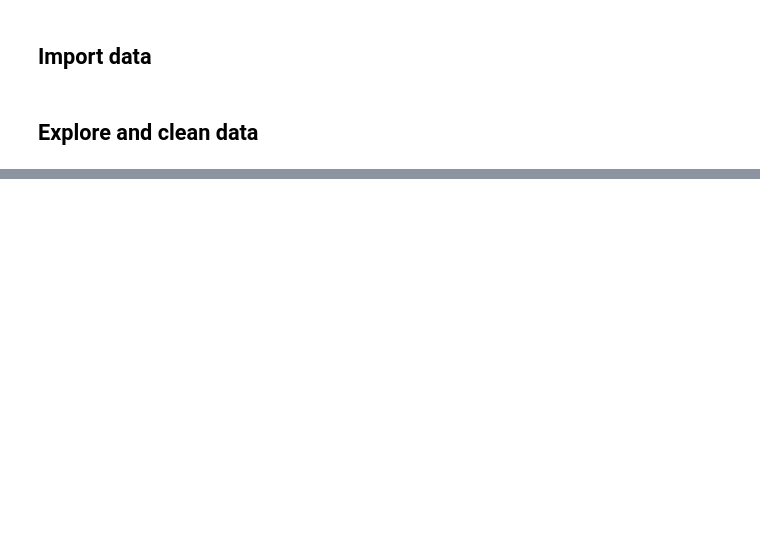
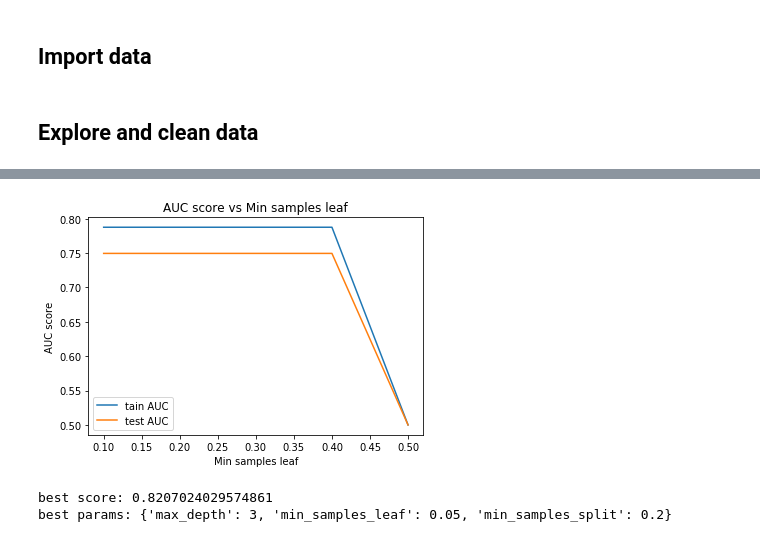
Before and after one commit to persocom01/GA-lessons, a Jupyter notebook: PROJECTS-AND-ASSIGNMENTS/project_3/code/02_data_cleaning_and_eda.ipynb, the cells around one changed output, grey strips where cells are left out. Cells and saved outputs as stored; diff of their text form; code cells hidden in the pictures; blank space fills up the shorter version.

```diff
--- a/PROJECTS-AND-ASSIGNMENTS/project_3/code/02_data_cleaning_and_eda.ipynb
+++ b/PROJECTS-AND-ASSIGNMENTS/project_3/code/02_data_cleaning_and_eda.ipynb
@@ -142,0 +286,35 @@ Index(['subreddit', 'author_fullname', 'saved', 'gilded', 'clicked', 'title',
+# %%
+min_samples_leafs = np.linspace(0.1, 0.5, 5, endpoint=True)
+train_auc_scores = []
+test_auc_scores = []
+roc = dp.Roc()
+for min_samples_leaf in min_samples_leafs:
+    dt = DecisionTreeClassifier(min_samples_leaf=min_samples_leaf)
+    dt.fit(X_train, y_train)
+
+    y_pred_train = dt.predict(X_train)
+    train_auc_scores.append(roc.auc_score(y_train, y_pred_train))
+
+    y_pred = dt.predict(X_test)
+    test_auc_scores.append(roc.auc_score(y_test, y_pred))
+
+auc_scores = [train_auc_scores, test_auc_scores]
+roc.plot_auc(min_samples_leafs, auc_scores, title='AUC score vs Min samples leaf',
+             xlabel='Min samples leaf', labels=['tain AUC', 'test AUC'])
+# %% [output]
+[figure, added]
+# %%
+dt = DecisionTreeClassifier()
+params = {
+    'max_depth': [3, 4, 5],
+    'min_samples_split': [0.2, 0.3, 0.4],
+    'min_samples_leaf': [0.05, 0.1, 0.15]
+}
+gs = GridSearchCV(dt, param_grid=params, cv=5, n_jobs=-1)
+gs.fit(X_train, y_train)
+# best score: 0.865988909426987
+print('best score:', gs.best_score_)
+print('best params:', gs.best_params_)
+# %% [output]
+best score: 0.8207024029574861
+best params: {'max_depth': 3, 'min_samples_leaf': 0.05, 'min_samples_split': 0.2}
```
Also changed, not shown: parts of 53 cells of this notebook, 5 other files.
